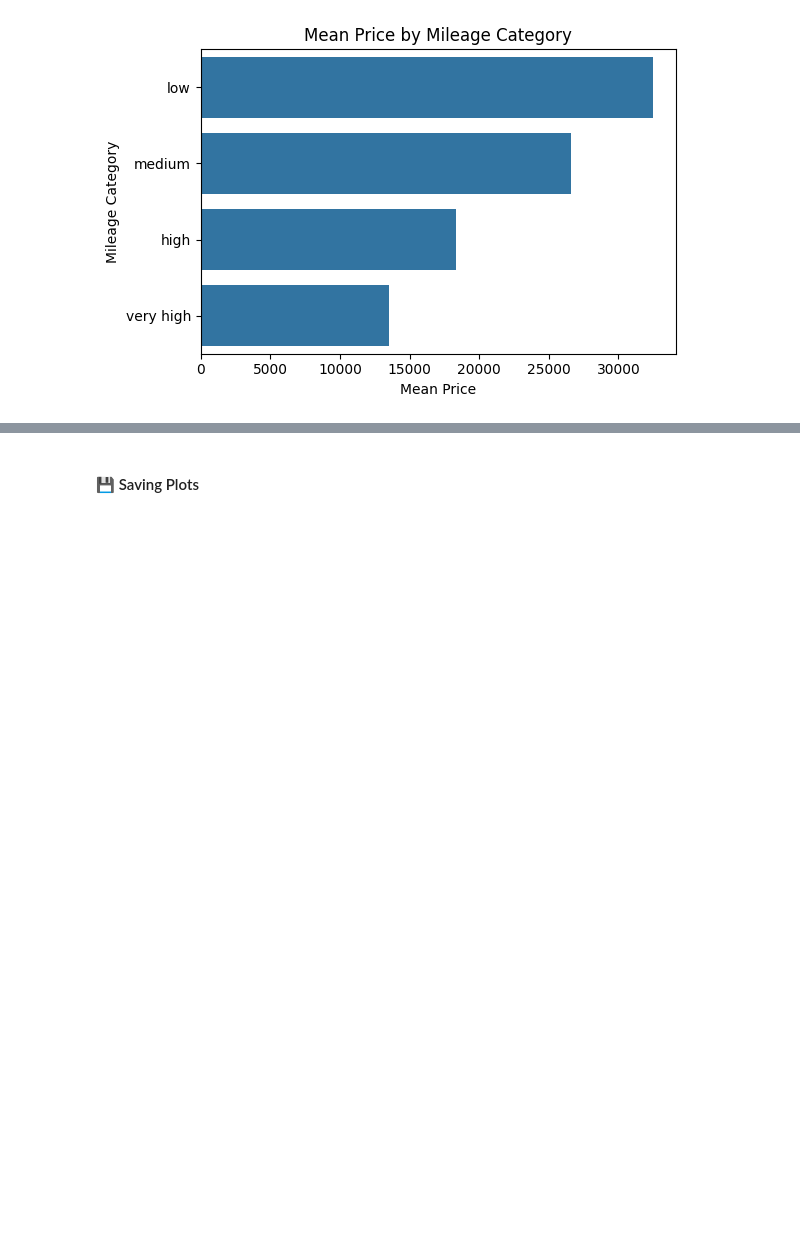
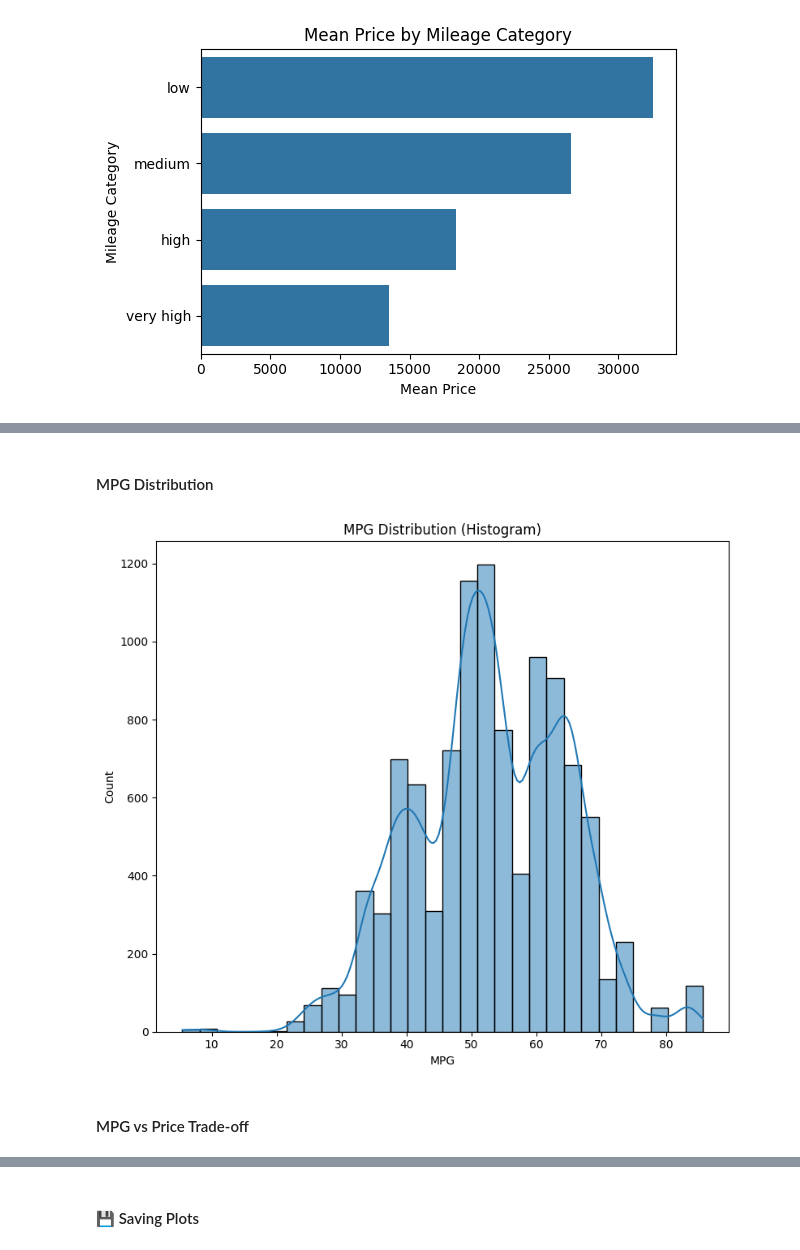
Before and after one commit to smartestnerdfromtown/Data-Analytics-Projects, a Jupyter notebook: BMW Cars Analysis/analysis.ipynb, the cells around one changed output, grey strips where cells are left out. Cells and saved outputs as stored; diff of their text form; code cells hidden in the pictures; blank space fills up the shorter version.

```diff
--- a/BMW Cars Analysis/analysis.ipynb
+++ b/BMW Cars Analysis/analysis.ipynb
@@ -275,0 +345,28 @@ plt.show()
+# %% [markdown]
+#### MPG Distribution
+# %%
+df_cut = df[df["mpg"] < 100]
+# %%
+title = "MPG Distribution"
+
+plt.figure(figsize=(8, 7))
+
+sns.histplot(
+    df_cut["mpg"],
+    bins=30,
+    kde=True
+)
+
+plt.title("MPG Distribution (Histogram)")
+plt.ylabel("Count")
+plt.xlabel("MPG")
+
+plt.tight_layout()
+
+filename = "figures/mpg_distribution.png"
+plt.savefig(filename, dpi=300, bbox_inches="tight")
+plt.show()
+# %% [output]
+[figure, added]
+# %% [markdown]
+#### MPG vs Price Trade-off
```
Also changed, not shown: parts of 10 cells of this notebook, 5 other files.
